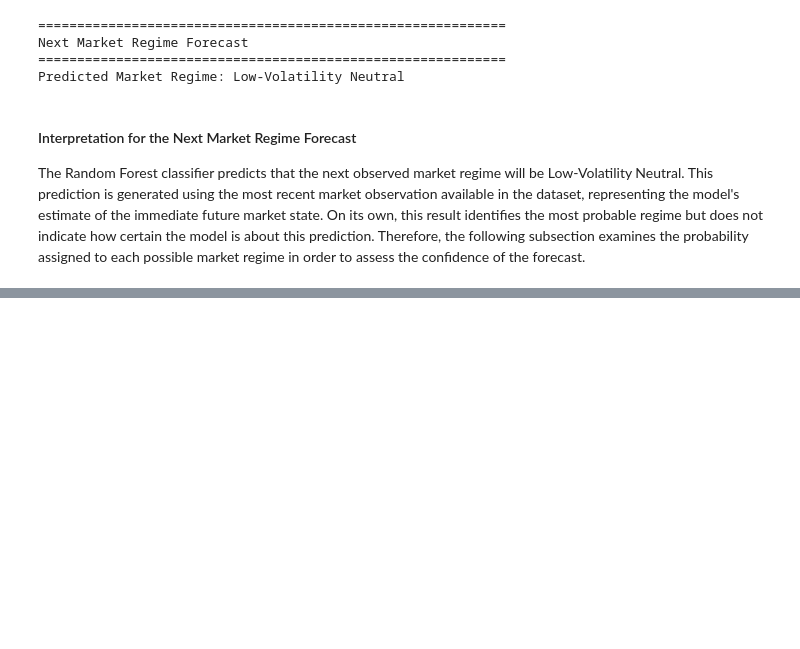
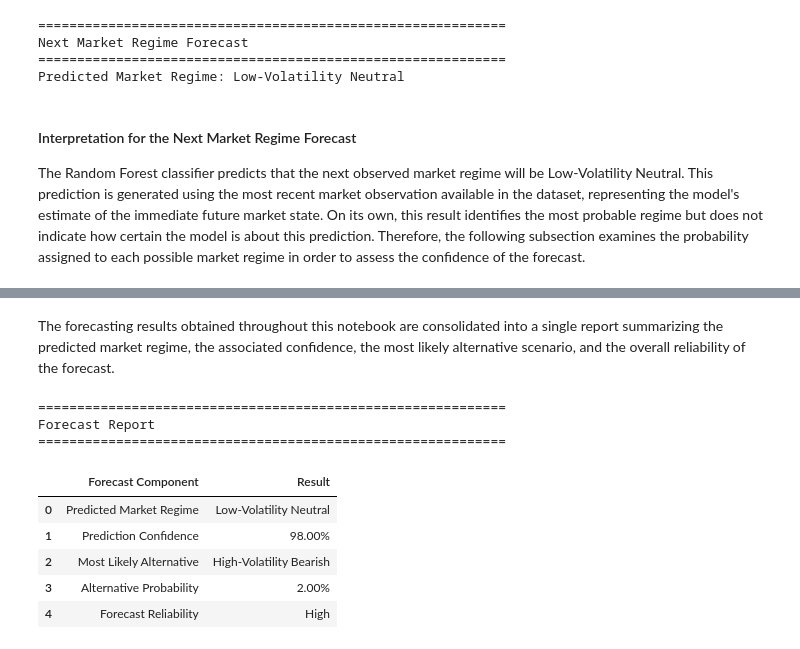
Before and after one commit to GaelRendon/Financial-market-regime-detetcion-system, a Jupyter notebook: notebooks/07_market_regime_forecasting.ipynb, the cells around one changed output, grey strips where cells are left out. Cells and saved outputs as stored; diff of their text form; code cells hidden in the pictures; blank space fills up the shorter version.

```diff
--- a/notebooks/07_market_regime_forecastng.ipynb
+++ b/notebooks/07_market_regime_forecasting.ipynb
@@ -717,0 +766,55 @@ Although the previous subsection identifies the most likely future market regime
+# %% [markdown]
+The forecasting results obtained throughout this notebook are consolidated into a single report summarizing the predicted market regime, the associated confidence, the most likely alternative scenario, and the overall reliability of the forecast.
+# %%
+# ============================================
+# Forecast Report
+# ============================================
+
+# Extract the highest prediction probabilty
+forecast_confidence = forecast_probability_df.loc[0, "Probability (%)"]
+
+# Extract the second most probable market regime
+alternative_regime = forecast_probability_df.loc[1, "Market Regime"]
+alternative_probability = forecast_probability_df.loc[1, "Probability (%)"]
+
+# Assign a qualitative reliability level
+if forecast_confidence >= 90:
+    forecast_reliability = "High"
+elif forecast_confidence >= 70:
+    forecast_reliability = "Moderate"
+else:
+    forecast_reliability = "Low"
+
+# Create forecast report
+forecast_report = pd.DataFrame({
+    "Forecast Component": [
+        "Predicted Market Regime",
+        "Prediction Confidence",
+        "Most Likely Alternative",
+        "Alternative Probability",
+        "Forecast Reliability"
+    ],
+    "Result": [
+        next_regime,
+        f"{forecast_confidence:.2f}%",
+        alternative_regime,
+        f"{alternative_probability:.2f}%",
+        forecast_reliability
+    ]
+})
+
+print("=" * 60)
+print("Forecast Report")
+print("=" * 60)
+
+display(forecast_report)
+# %% [output]
+============================================================
+Forecast Report
+============================================================
+|  | Forecast Component | Result |
+| 0 | Predicted Market Regime | Low-Volatility Neutral |
+| 1 | Prediction Confidence | 98.00% |
+| 2 | Most Likely Alternative | High-Volatility Bearish |
+| 3 | Alternative Probability | 2.00% |
+| 4 | Forecast Reliability | High |
```
Also changed, not shown: parts of 7 cells of this notebook.
